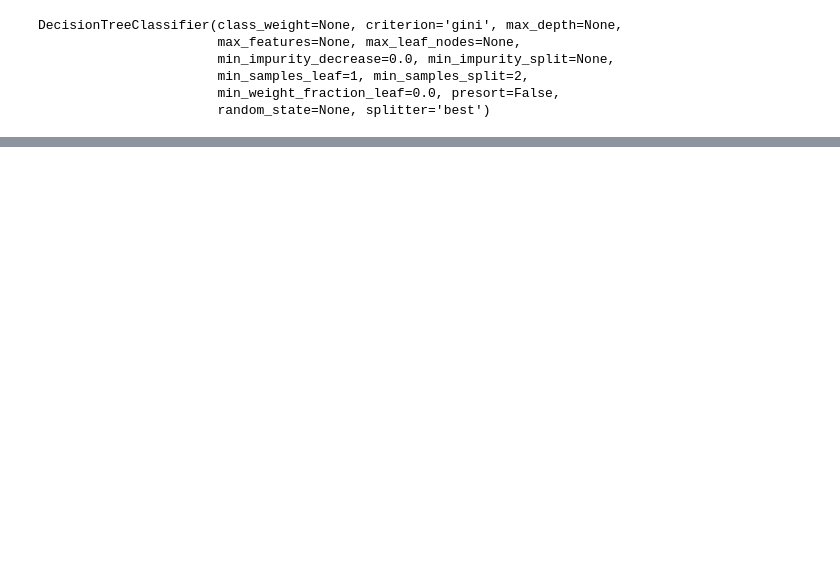
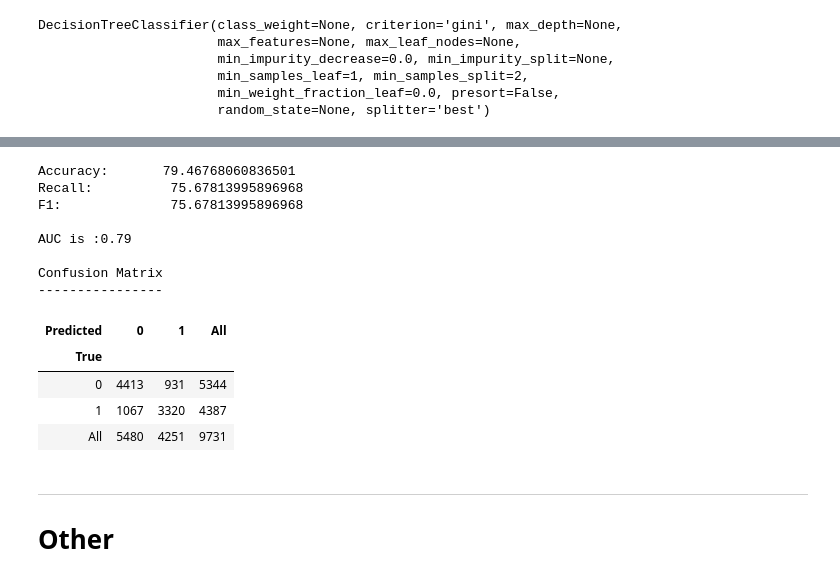
Before and after one commit to rashidbaset/Module3_Project, a Jupyter notebook: Notebooks/model_decision_tree.ipynb, the cells around one changed output, grey strips where cells are left out. Cells and saved outputs as stored; diff of their text form; code cells hidden in the pictures; blank space fills up the shorter version.

```diff
--- a/Notebooks/model_decision_tree.ipynb
+++ b/Notebooks/model_decision_tree.ipynb
@@ -31,3 +110,42 @@ f1_score(y_train, y_pred)
+# %%
+y_pred_b = clfB.predict(X_test_ohe)
+# %%
+acc = accuracy_score(y_test,y_pred_b) * 100
+print('Accuracy: \t{0}'.format(acc))
+
+rec = recall_score(y_test, y_pred_b)*100
+print('Recall:\t\t',rec)
+
+f1_score(y_test, y_pred_b)
+print('F1:\t\t',rec)
+
+
+# Check the AUC for predictions
+false_positive_rate, true_positive_rate, thresholds = roc_curve(y_test, y_pred_b)
+roc_auc = auc(false_positive_rate, true_positive_rate)
+print('\nAUC is :{0}'.format(round(roc_auc, 2)))
+
+# Create and print a confusion matrix
+print('\nConfusion Matrix')
+print('----------------')
+pd.crosstab(y_test, y_pred_b, rownames=['True'], colnames=['Predicted'], margins=True)
+# %% [output]
+Accuracy:       79.46768060836501
+Recall:          75.67813995896968
+F1:              75.67813995896968
+
+AUC is :0.79
+
+Confusion Matrix
+----------------
+| Predicted | 0 | 1 | All |
+| True |  |  |  |
+| 0 | 4413 | 931 | 5344 |
+| 1 | 1067 | 3320 | 4387 |
+| All | 5480 | 4251 | 9731 |
+# %% [markdown]
+---
+# Other
 # %%
 X_train_ohe
 # %% [output]
```
Also changed, not shown: parts of 21 cells of this notebook.
